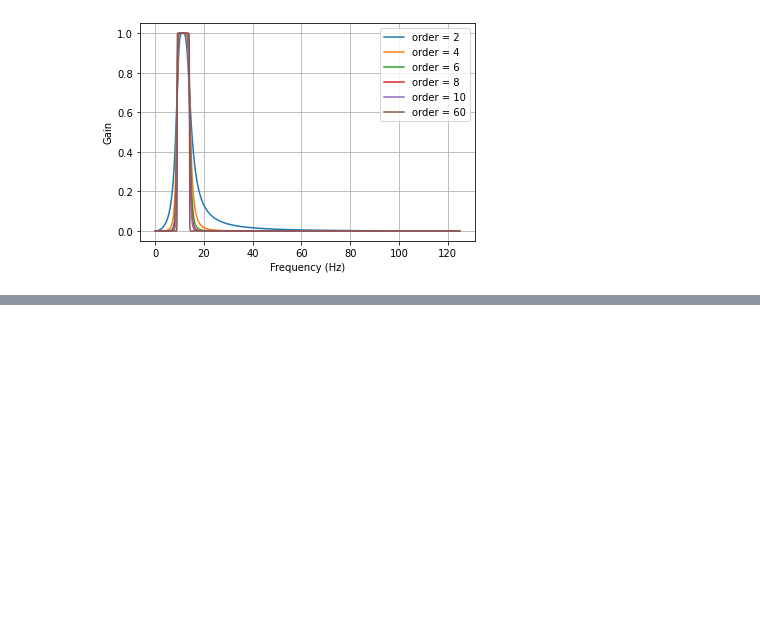
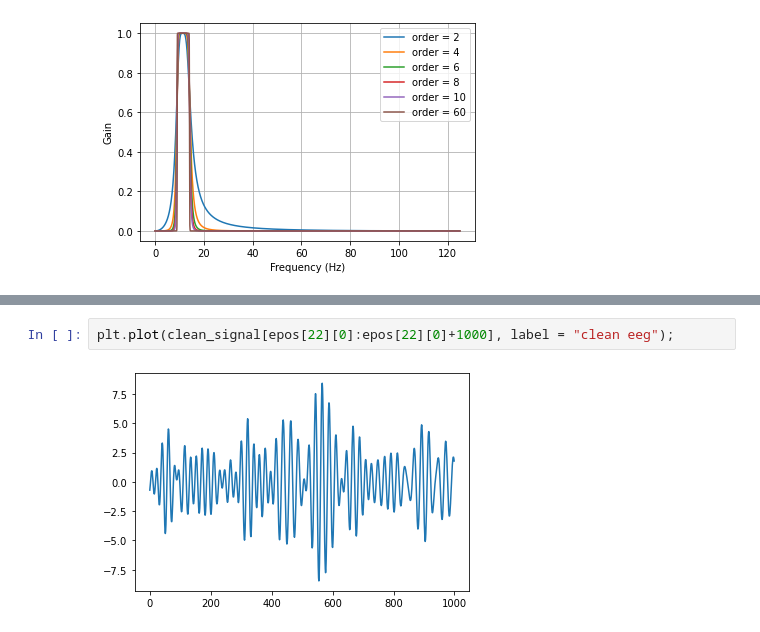
Before and after one commit to AlphaAmeame/Cogs189_BCI_project, a Jupyter notebook: bcidatasetIV2a-master/main.ipynb, the cells around one changed output, grey strips where cells are left out. Saved outputs shown, nothing was run; the diff lists cells and outputs as text; blank space fills up the shorter version.

```diff
--- a/bcidatasetIV2a-master/main.ipynb
+++ b/bcidatasetIV2a-master/main.ipynb
@@ -96,0 +130,4 @@ plt.show();
+# %%
+plt.plot(clean_signal[epos[22][0]:epos[22][0]+1000], label = "clean eeg");
+# %% [output]
+[figure, added]
```
Also changed, not shown: parts of 9 cells of this notebook.
